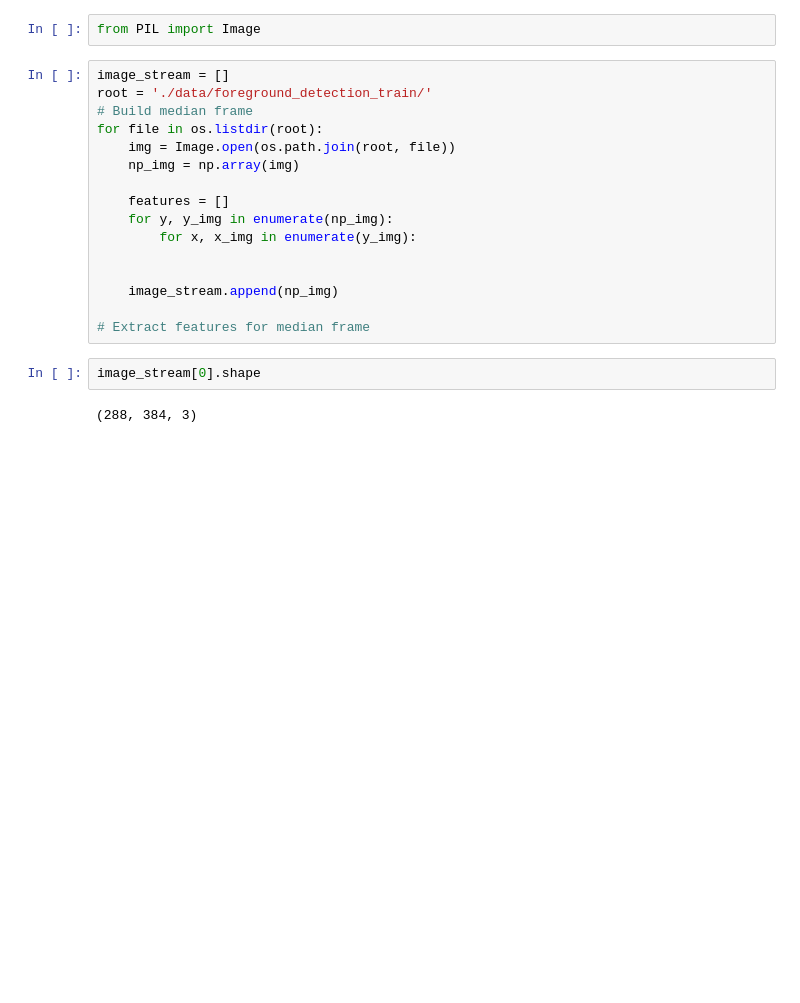
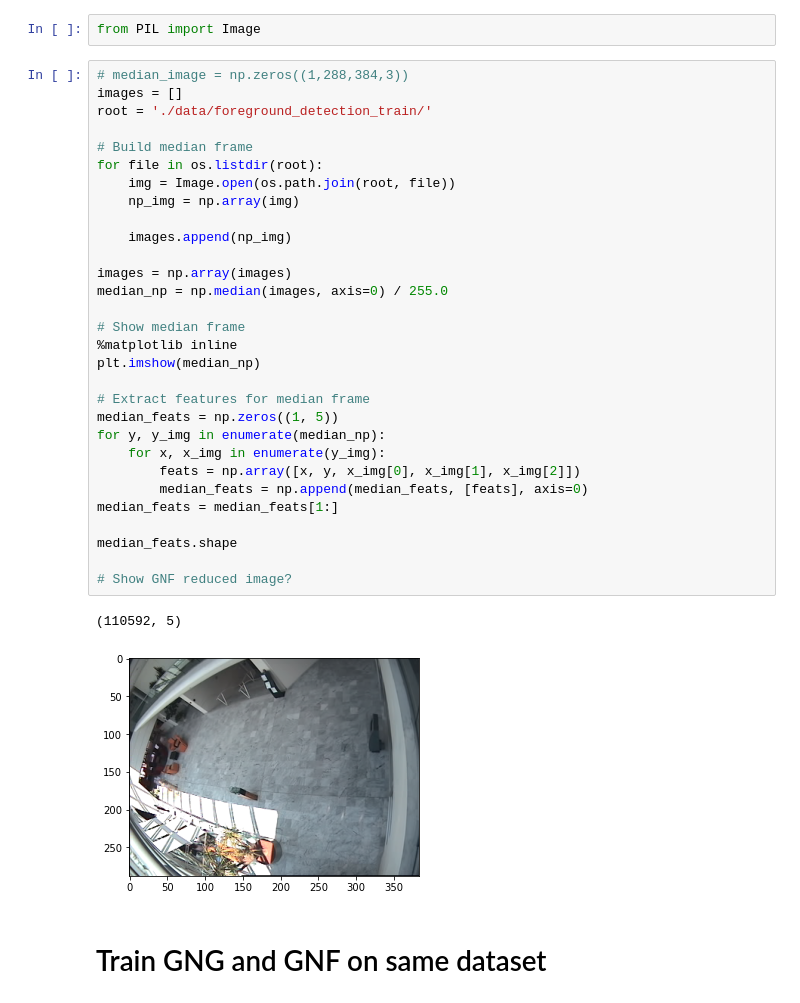
Before and after one commit to jschulz97/8890, a Jupyter notebook: semesterproject/gnf_foreground_detection.ipynb, the cells around one changed output. Drawn from its saved outputs; the diff is of its cells as text; blank space fills up the shorter version.

```diff
--- a/semesterproject/gnf_foreground_detection.ipynb
+++ b/semesterproject/gnf_foreground_detection.ipynb
@@ -22,25 +22,40 @@ import gnf
 # %%
 from PIL import Image
 # %%
-image_stream = []
+# median_image = np.zeros((1,288,384,3))
+images = []
 root = './data/foreground_detection_train/'
+
 # Build median frame
 for file in os.listdir(root):
     img = Image.open(os.path.join(root, file))
     np_img = np.array(img)
 
-    features = []
-    for y, y_img in enumerate(np_img):
-        for x, x_img in enumerate(y_img):
+    images.append(np_img)
 
+images = np.array(images)
+median_np = np.median(images, axis=0) / 255.0
 
-    image_stream.append(np_img)
+# Show median frame
+%matplotlib inline
+plt.imshow(median_np)
 
 # Extract features for median frame
+median_feats = np.zeros((1, 5))
+for y, y_img in enumerate(median_np):
+    for x, x_img in enumerate(y_img):
+        feats = np.array([x, y, x_img[0], x_img[1], x_img[2]])
+        median_feats = np.append(median_feats, [feats], axis=0)
+median_feats = median_feats[1:]
+
+median_feats.shape
+
+# Show GNF reduced image?
+# %% [output]
+(110592, 5)
+[figure, added]
-# %%
-image_stream[0].shape
-# %% [output]
-(288, 384, 3)
+# %% [markdown]
+# Train GNG and GNF on same dataset
 # %%
 # Train gnf on median frame features
 reload(gnf)
```
Also changed, not shown: parts of 7 cells of this notebook, 2 other files.
